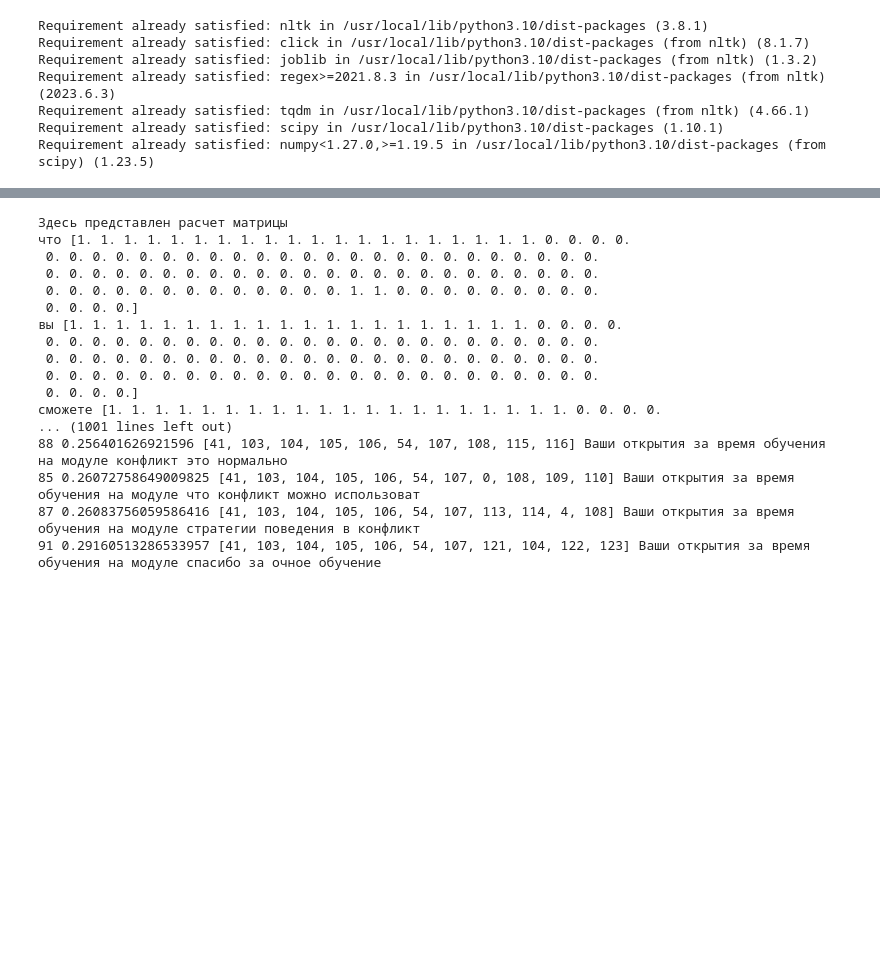
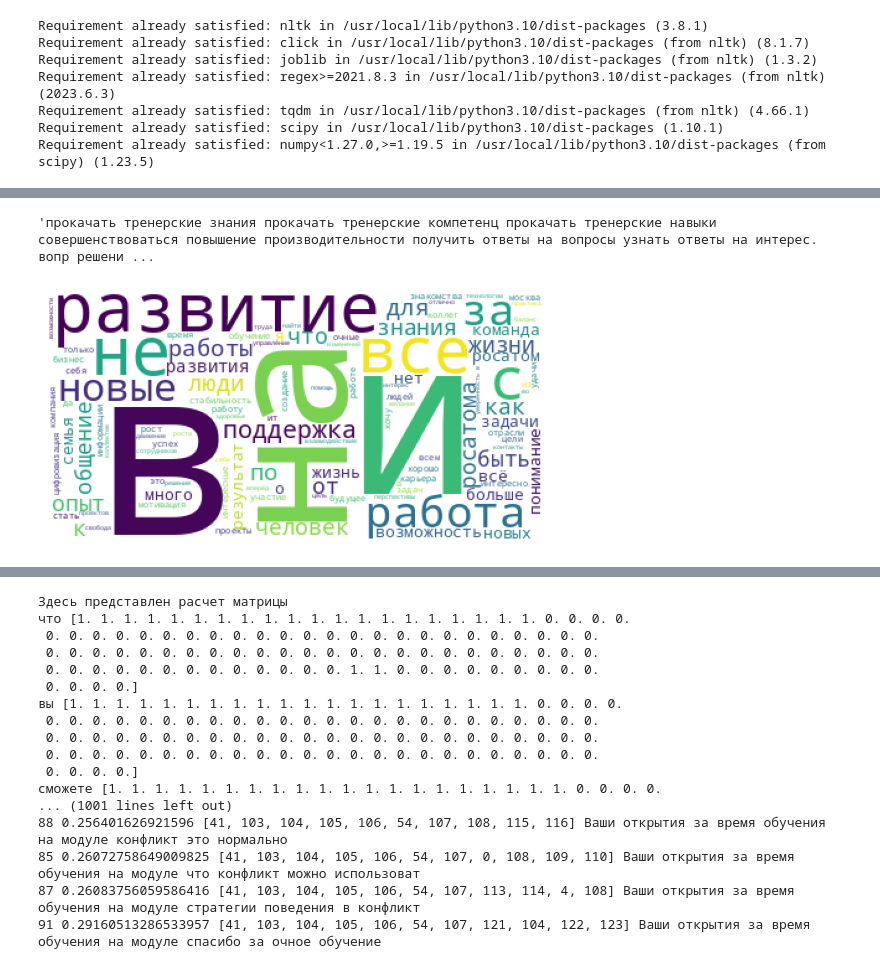
Before and after one commit to BrainyHaron/DigitalBreakthrough, a Jupyter notebook: das_pirat_OS_vol_3(fin).ipynb, the cells around one changed output, grey strips where cells are left out. Saved outputs shown, nothing was run; the diff lists cells and outputs as text; code cells hidden in the pictures; blank space fills up the shorter version.

```diff
--- a/das_pirat_OS_vol_3(fin).ipynb
+++ b/das_pirat_OS_vol_3(fin).ipynb
@@ -112,0 +278,13 @@ print(col_list[100])
+# %%
+dat['answer'] = dat['answer'].astype(str)
+answer_text = " ".join(dat['answer'].to_list())
+answer_text[:1000]
+# %% [output]
+'прокачать тренерские знания прокачать тренерские компетенц прокачать тренерские навыки совершенствоваться повышение производительности получить ответы на вопросы узнать ответы на интерес. вопр решени ...
+# %%
+wordcloud = WordCloud(background_color="white").generate(answer_text)
+plt.imshow(wordcloud)
+plt.axis("off")
+plt.show()
+# %% [output]
+[figure, added]
```
Also changed, not shown: parts of 31 cells of this notebook.
